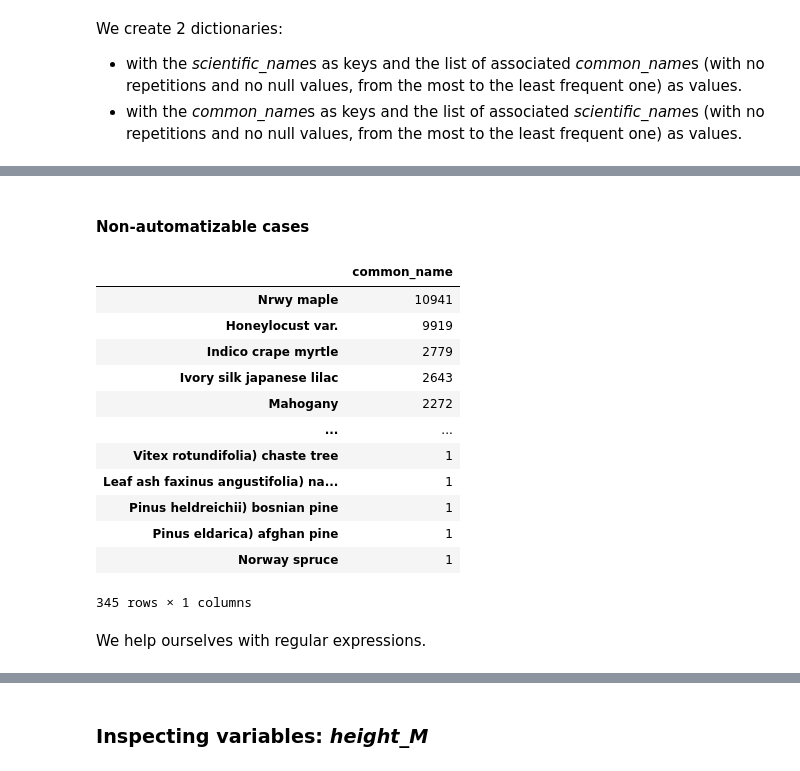
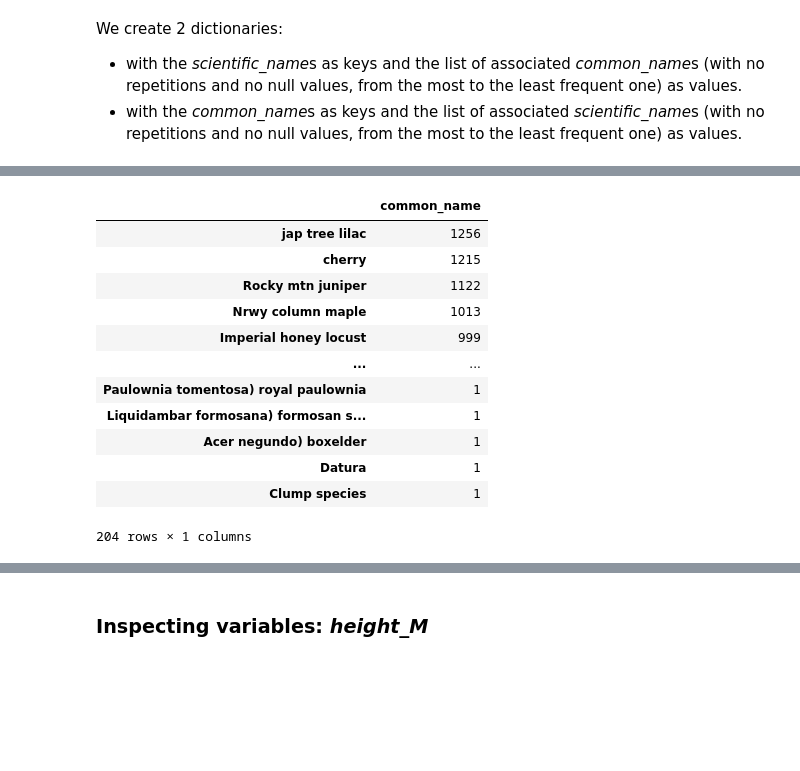
Before and after one commit to VittorioBartolomeoSecondin/DVIS-CAValli_Team, a Jupyter notebook: Assignment1 - Preprocessing.ipynb, the cells around one changed output, grey strips where cells are left out. Cells and saved outputs as stored; diff of their text form; code cells hidden in the pictures; blank space fills up the shorter version.

```diff
--- a/Assignment1 - Preprocessing.ipynb
+++ b/Assignment1 - Preprocessing.ipynb
@@ -409,0 +414,22 @@ print(list(scientific_dict.keys()))
+# %%
+# Compute the list (with no repetitions) of trees with scientific_name but no common_name
+remaining_tree_list = list(c_null['scientific_name'].value_counts().index)
+remaining_tree_list.sort()
+
+# Create a replace_dict to associate the scientific name with an existing one (if possible) or a new one
+replace_dict = {}
+
+for tree in remaining_tree_list:
+
+    first = tree.split()[0]
+    pattern = re.compile(rf'{first}')
+    matching_keys = [key for key in scientific_dict if pattern.match(key)]
+
+    if len(matching_keys) > 0 and first == matching_keys[0]:
+        new_scientific = matching_keys[0]
+    else:
+        new_scientific = tree
+        scientific_dict.update({new_scientific: [new_scientific]})
+
+    print(tree, "-->", new_scientific)
+    replace_dict.update({tree: new_scientific})
@@ -409,0 +454,4 @@ print(list(scientific_dict.keys()))
+# %%
+tree_dataset['scientific_name'] = tree_dataset.apply(lambda row: replace_dict[row['scientific_name']]
+                                                     if row['scientific_name'] in replace_dict
+                                                     else row['scientific_name'], axis=1)
@@ -409,0 +460,4 @@ print(list(scientific_dict.keys()))
+# %%
+tree_dataset['common_name'] = tree_dataset.apply(lambda row: scientific_dict[row['scientific_name']][0]
+                                                 if row['scientific_name'] in scientific_dict
+                                                 else row['common_name'], axis=1)
@@ -469,0 +590,4 @@ tree_dataset['scientific_name'] = tree_dataset.apply(lambda row: common_dict[row
+# %%
+tree_dataset['common_name'] = tree_dataset.apply(lambda row: scientific_dict[row['scientific_name']][0]
+                                                 if row['scientific_name'] in scientific_dict
+                                                 else row['common_name'], axis=1)
@@ -484,21 +612,18 @@ Common name null and scientific name not: 4038
-# %% [markdown]
-#### Non-automatizable cases
 # %%
 s_null = tree_dataset[(tree_dataset['scientific_name'].isnull()) & (~tree_dataset['common_name'].isnull())]
+s_null_ordered = s_null.sort_values(by='common_name', ascending=True)
 s_null['common_name'].value_counts().to_frame()
 # %% [output]
 |  | common_name |
-| Nrwy maple | 10941 |
-| Honeylocust var. | 9919 |
-| Indico crape myrtle | 2779 |
-| Ivory silk japanese lilac | 2643 |
-| Mahogany | 2272 |
+| jap tree lilac | 1256 |
+| cherry | 1215 |
+| Rocky mtn juniper | 1122 |
+| Nrwy column maple | 1013 |
+| Imperial honey locust | 999 |
 | ... | ... |
-| Vitex rotundifolia) chaste tree | 1 |
-| Leaf ash faxinus angustifolia) na... | 1 |
-| Pinus heldreichii) bosnian pine | 1 |
-| Pinus eldarica) afghan pine | 1 |
-| Norway spruce | 1 |
+| Paulownia tomentosa) royal paulownia | 1 |
+| Liquidambar formosana) formosan s... | 1 |
+| Acer negundo) boxelder | 1 |
+| Datura | 1 |
+| Clump species | 1 |
-345 rows × 1 columns
+204 rows × 1 columns
-# %% [markdown]
-We help ourselves with regular expressions.
```
Also changed, not shown: parts of 205 cells of this notebook.
